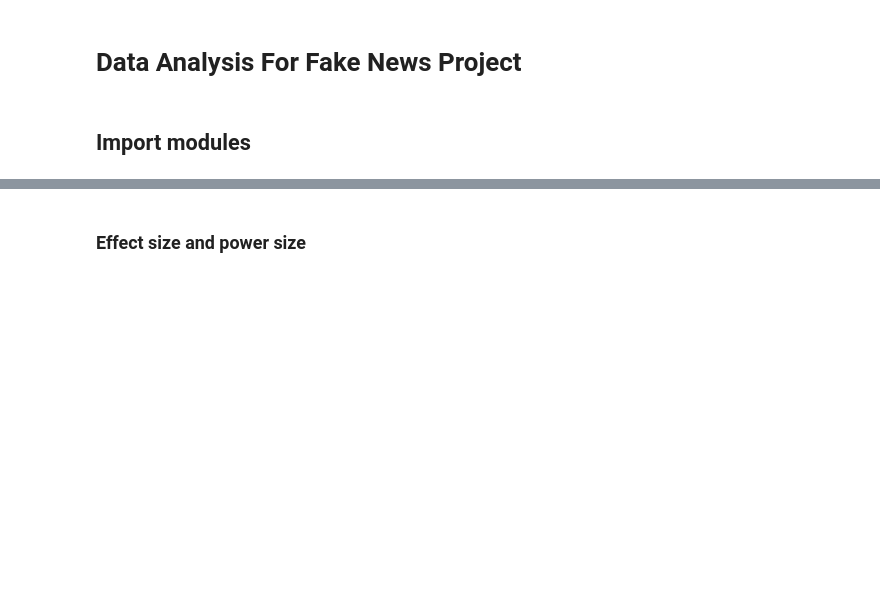
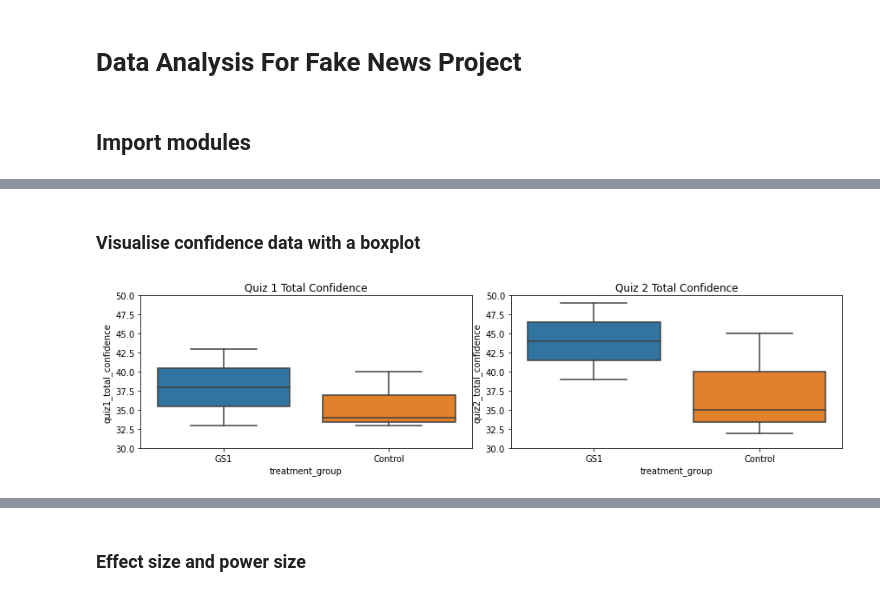
Before and after one commit to psxjs22/DissertationProject, a Jupyter notebook: data_analysis.ipynb, the cells around one changed output, grey strips where cells are left out. Saved outputs shown, nothing was run; the diff lists cells and outputs as text; code cells hidden in the pictures; blank space fills up the shorter version.

```diff
--- a/data_analysis.ipynb
+++ b/data_analysis.ipynb
@@ -344,0 +186,21 @@ interaction         0.2957      0.255      1.158      0.247      -0.205       0.
+# %% [markdown]
+### Visualise confidence data with a boxplot
+# %%
+plt.figure(figsize=(12, 6))
+
+# Subplot for quiz 1 total confidence
+plt.subplot(2, 2, 3)
+sns.boxplot(x='treatment_group', y='quiz1_total_confidence', data=agg_results)
+plt.ylim(30, 50)
+plt.title('Quiz 1 Total Confidence')
+
+# Subplot for quiz 2 total confidence
+plt.subplot(2, 2, 4)
+sns.boxplot(x='treatment_group', y='quiz2_total_confidence', data=agg_results)
+plt.ylim(30, 50)
+plt.title('Quiz 2 Total Confidence')
+
+plt.tight_layout()
+plt.show()
+# %% [output]
+[figure, added]
```
Also changed, not shown: parts of 72 cells of this notebook, 5 other files.
